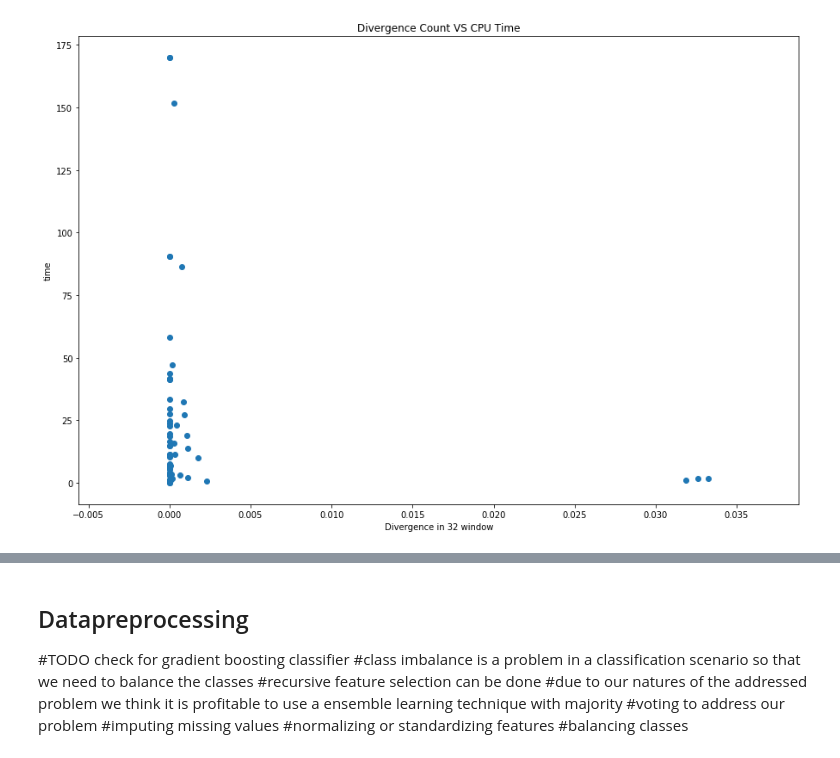
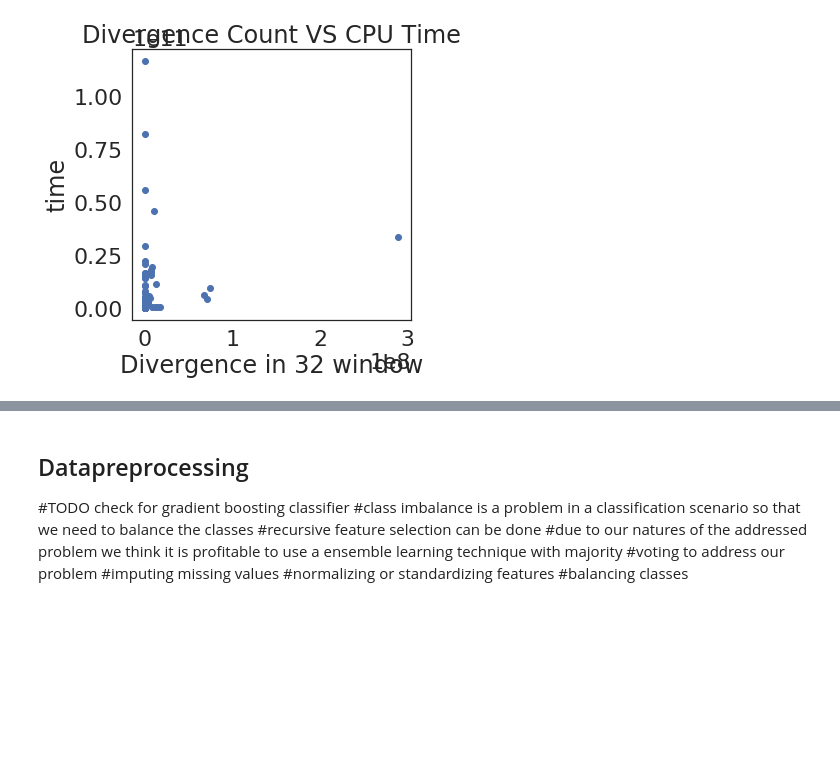
Before and after one commit to rameshka/FYP_GPU_ML, a Jupyter notebook: EDA.ipynb, the cells around one changed output, grey strips where cells are left out. Saved outputs shown, nothing was run; the diff lists cells and outputs as text; code cells hidden in the pictures; blank space fills up the shorter version.

```diff
--- a/EDA.ipynb
+++ b/EDA.ipynb
@@ -12,7 +13,7 @@ import pylab as pl
 from sklearn import preprocessing
 from sklearn import ensemble
 # %%
-data = pd.read_csv("data.csv")
+data = pd.read_csv("EDA_Data.csv")
 df = pd.DataFrame(data) # Converting data to Panda DataFrame
 df.describe() #gives statistics about the columns of the dataframe
 # %% [output]
@@ -28,0 +32,29 @@ df.describe() #gives statistics about the columns of the dataframe
+# %%
+X_ = df
+
+Weighted_X = X_[["ilp32",'ilp256','ilp2048','ilp65536','memops','ctrlops','intops','flops',
+ 'coldref fraction',
+ 'resuseDist2 fraction',
+ 'sfp',
+ 'dfp',
+ 'noconflict',
+ 'broadCast',
+ 'coalesced',
+ 'shMemBw',
+ 'gMemBw',
+ 'blocks',
+ 'pages',
+ 'lipRate',
+ 'mulf',
+ 'divf',
+ 'specialFn',
+ 'lbdiv16',
+ 'lbdiv32',
+ 'lbdiv64',
+ 'lbdiv128',
+ 'lbdiv256',
+ 'lbdiv512',
+ 'lbdiv1024']].multiply(df["instructionCount"], axis="index")
+
+Weighted_X[['Class','ratio']] = df[['Class','Ratio']]
+Weighted_X.head()
@@ -29,11 +69,11 @@ df.describe() #gives statistics about the columns of the dataframe
 # %%
-df_Y = df[df['Class'] == "Y"]
-
-plt.figure(figsize=(15,10))
-plt.scatter(df_Y['lbdiv32'], df_Y['CPU Time'])
+#df_Y = df[df['Class'] == "Y"]
+#used to get an idea of distribution values of features
+plt.figure(figsize=(5,5))
+plt.scatter(Weighted_X['lbdiv32'], Weighted_X['memops'])
 plt.title('Divergence Count VS CPU Time')
 plt.xlabel('Divergence in 32 window')
 plt.ylabel('time')
 plt.show()
 # %% [output]
-[figure, old version]
+[figure, new version]
```
Also changed, not shown: parts of 17 cells of this notebook.
